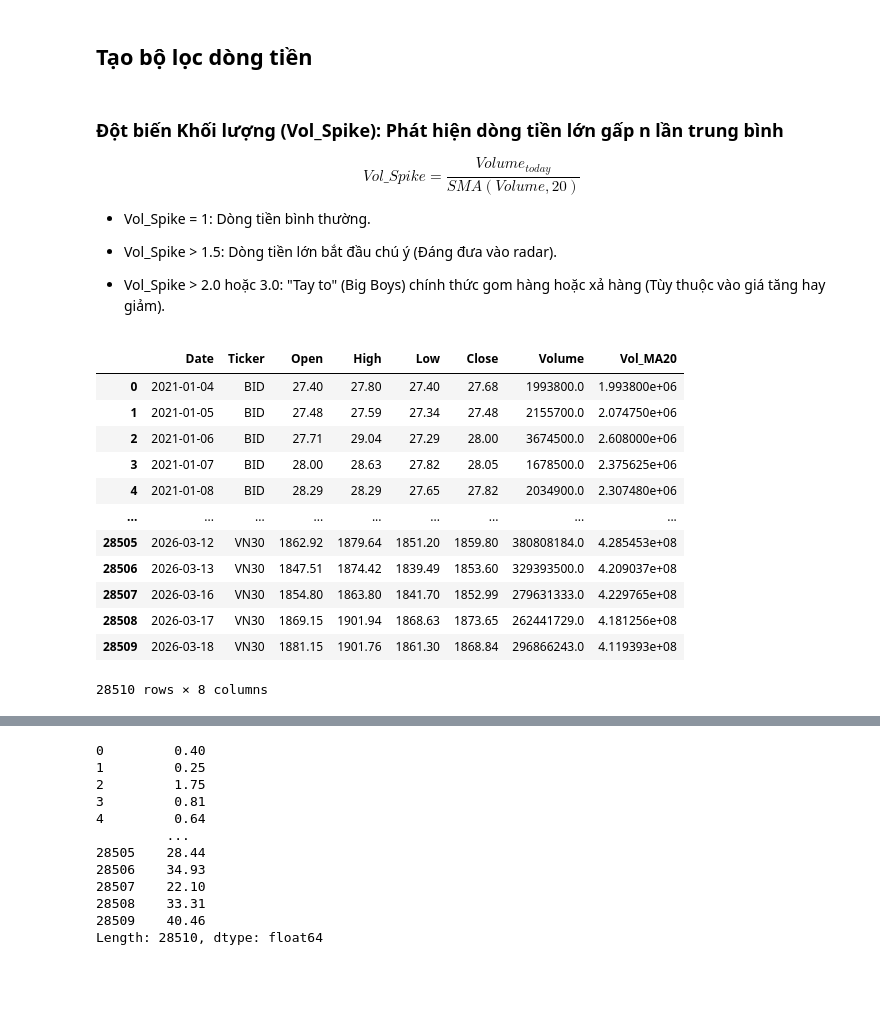
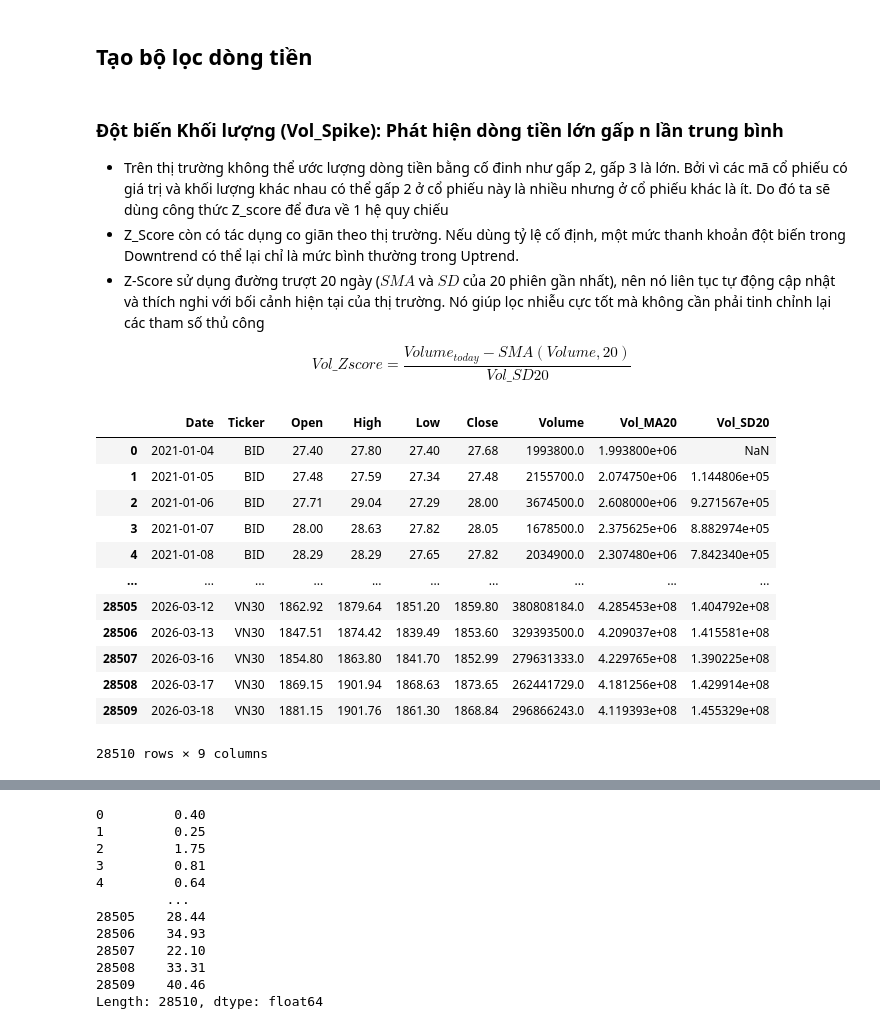
Before and after one commit to bakaanaa/AI-Forescasting-Stock, a Jupyter notebook: process_data.ipynb, the cells around one changed output, grey strips where cells are left out. Saved outputs shown, nothing was run; the diff lists cells and outputs as text; code cells hidden in the pictures; blank space fills up the shorter version.

```diff
--- a/process_data.ipynb
+++ b/process_data.ipynb
@@ -925,29 +926,28 @@ if not summary_all.empty:
 # %% [markdown]
 ### Đột biến Khối lượng (Vol_Spike): Phát hiện dòng tiền lớn gấp n lần trung bình
 
-$$Vol\_Spike = \frac{Volume_{today}}{SMA(Volume, 20)}$$
+- Trên thị trường không thể ước lượng dòng tiền bằng cố đinh như gấp 2, gấp 3 là lớn. Bởi vì các mã cổ phiếu có giá trị và khối lượng khác nhau có thể gấp 2 ở cổ phiếu này là nhiều nhưng ở cổ phiếu khác là ít. Do đó ta sẽ dùng công thức Z_score để đưa về 1 hệ quy chiếu
+- Z_Score còn có tác dụng co giãn theo thị trường. Nếu dùng tỷ lệ cố định, một mức thanh khoản đột biến trong Downtrend có thể lại chỉ là mức bình thường trong Uptrend.
+- Z-Score sử dụng đường trượt 20 ngày ($SMA$ và $SD$ của 20 phiên gần nhất), nên nó liên tục tự động cập nhật và thích nghi với bối cảnh hiện tại của thị trường. Nó giúp lọc nhiễu cực tốt mà không cần phải tinh chỉnh lại các tham số thủ công
 
-- Vol_Spike = 1: Dòng tiền bình thường.
-
-- Vol_Spike > 1.5: Dòng tiền lớn bắt đầu chú ý (Đáng đưa vào radar).
-
-- Vol_Spike > 2.0 hoặc 3.0: "Tay to" (Big Boys) chính thức gom hàng hoặc xả hàng (Tùy thuộc vào giá tăng hay giảm).
+$$Vol\_Zscore = \frac{Volume_{today} - SMA(Volume, 20)}{Vol\_SD20}$$
 # %%
 df_features= df_final.copy()
 # %%
 df_features["Vol_MA20"]= df_features.groupby("Ticker")["Volume"].transform(lambda x: x.rolling(window=20, min_periods=1).mean())
+df_features["Vol_SD20"]= df_features.groupby("Ticker")["Volume"].transform(lambda x: x.rolling(window=20, min_periods=1).std())
 df_features
 # %% [output]
-|  | Date | Ticker | Open | High | Low | Close | Volume | Vol_MA20 |
-| 0 | 2021-01-04 | BID | 27.40 | 27.80 | 27.40 | 27.68 | 1993800.0 | 1.993800e+06 |
-| 1 | 2021-01-05 | BID | 27.48 | 27.59 | 27.34 | 27.48 | 2155700.0 | 2.074750e+06 |
-| 2 | 2021-01-06 | BID | 27.71 | 29.04 | 27.29 | 28.00 | 3674500.0 | 2.608000e+06 |
-| 3 | 2021-01-07 | BID | 28.00 | 28.63 | 27.82 | 28.05 | 1678500.0 | 2.375625e+06 |
-| 4 | 2021-01-08 | BID | 28.29 | 28.29 | 27.65 | 27.82 | 2034900.0 | 2.307480e+06 |
-| ... | ... | ... | ... | ... | ... | ... | ... | ... |
-| 28505 | 2026-03-12 | VN30 | 1862.92 | 1879.64 | 1851.20 | 1859.80 | 380808184.0 | 4.285453e+08 |
-| 28506 | 2026-03-13 | VN30 | 1847.51 | 1874.42 | 1839.49 | 1853.60 | 329393500.0 | 4.209037e+08 |
-| 28507 | 2026-03-16 | VN30 | 1854.80 | 1863.80 | 1841.70 | 1852.99 | 279631333.0 | 4.229765e+08 |
-| 28508 | 2026-03-17 | VN30 | 1869.15 | 1901.94 | 1868.63 | 1873.65 | 262441729.0 | 4.181256e+08 |
-| 28509 | 2026-03-18 | VN30 | 1881.15 | 1901.76 | 1861.30 | 1868.84 | 296866243.0 | 4.119393e+08 |
+|  | Date | Ticker | Open | High | Low | Close | Volume | Vol_MA20 | Vol_SD20 |
+| 0 | 2021-01-04 | BID | 27.40 | 27.80 | 27.40 | 27.68 | 1993800.0 | 1.993800e+06 | NaN |
+| 1 | 2021-01-05 | BID | 27.48 | 27.59 | 27.34 | 27.48 | 2155700.0 | 2.074750e+06 | 1.144806e+05 |
+| 2 | 2021-01-06 | BID | 27.71 | 29.04 | 27.29 | 28.00 | 3674500.0 | 2.608000e+06 | 9.271567e+05 |
+| 3 | 2021-01-07 | BID | 28.00 | 28.63 | 27.82 | 28.05 | 1678500.0 | 2.375625e+06 | 8.882974e+05 |
+| 4 | 2021-01-08 | BID | 28.29 | 28.29 | 27.65 | 27.82 | 2034900.0 | 2.307480e+06 | 7.842340e+05 |
+| ... | ... | ... | ... | ... | ... | ... | ... | ... | ... |
+| 28505 | 2026-03-12 | VN30 | 1862.92 | 1879.64 | 1851.20 | 1859.80 | 380808184.0 | 4.285453e+08 | 1.404792e+08 |
+| 28506 | 2026-03-13 | VN30 | 1847.51 | 1874.42 | 1839.49 | 1853.60 | 329393500.0 | 4.209037e+08 | 1.415581e+08 |
+| 28507 | 2026-03-16 | VN30 | 1854.80 | 1863.80 | 1841.70 | 1852.99 | 279631333.0 | 4.229765e+08 | 1.390225e+08 |
+| 28508 | 2026-03-17 | VN30 | 1869.15 | 1901.94 | 1868.63 | 1873.65 | 262441729.0 | 4.181256e+08 | 1.429914e+08 |
+| 28509 | 2026-03-18 | VN30 | 1881.15 | 1901.76 | 1861.30 | 1868.84 | 296866243.0 | 4.119393e+08 | 1.455329e+08 |
-28510 rows × 8 columns
+28510 rows × 9 columns
```
Also changed, not shown: parts of 51 cells of this notebook.
